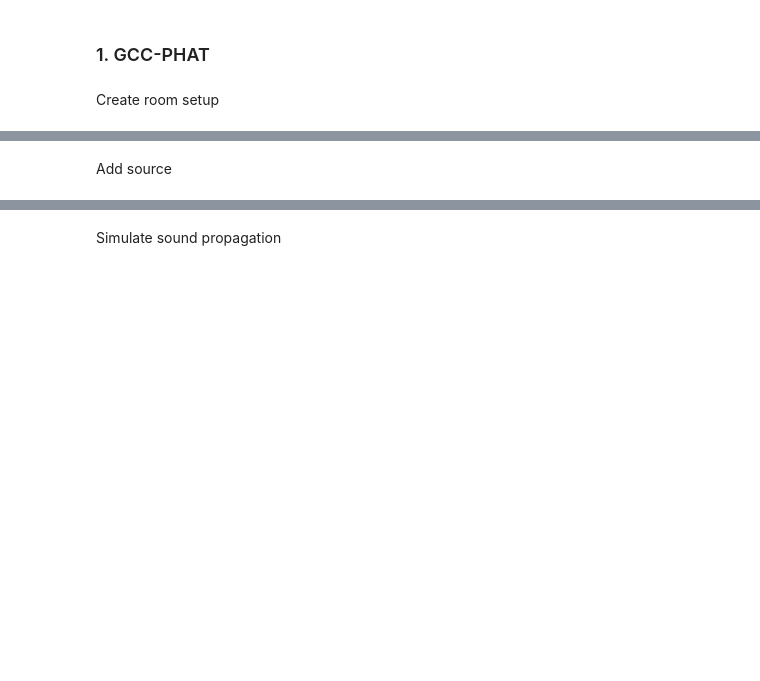
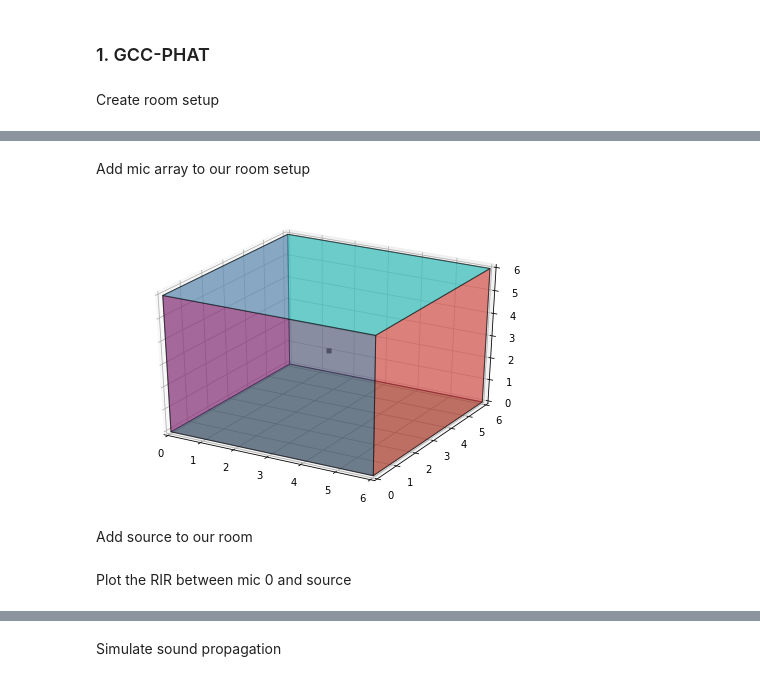
Before and after one commit to Belbaraka/alexa, a Jupyter notebook: modules/srp_phat/gcc_phat.ipynb, the cells around one changed output, grey strips where cells are left out. Saved outputs shown, nothing was run; the diff lists cells and outputs as text; code cells hidden in the pictures; blank space fills up the shorter version.

```diff
--- a/modules/srp_phat/gcc_phat.ipynb
+++ b/modules/srp_phat/gcc_phat.ipynb
@@ -105 +79,3 @@ ax.scatter(points[:,0], points[:,1], points[:,2], s=100, c='r', zorder=10)
+# %% [markdown]
+Add mic array to our room setup
 # %%
@@ -140,2 +86,9 @@ def changeOf_axes(posX, posY, posZ, room_dim):
+# %%
+fig, ax = room.plot()
+ax.set_xlim([0, 6])
+ax.set_ylim([0, 6])
+ax.set_zlim([0, 6]);
+# %% [output]
+[figure, added]
 # %% [markdown]
-Add source
+Add source to our room
@@ -162 +113,3 @@ rir = room.rir
+# %% [markdown]
+Plot the RIR between mic 0 and source
 # %%
```
Also changed, not shown: parts of 35 cells of this notebook, 1 other file.
